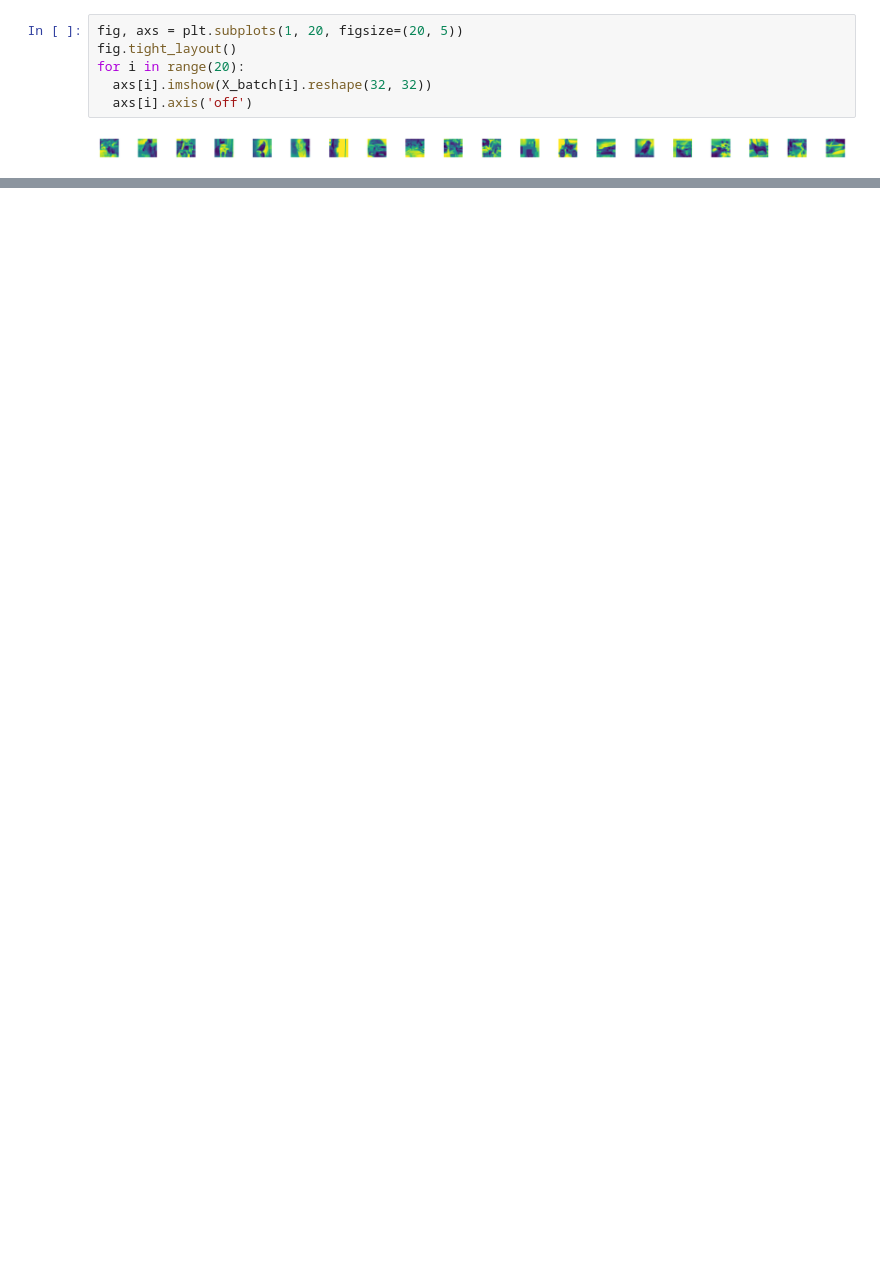
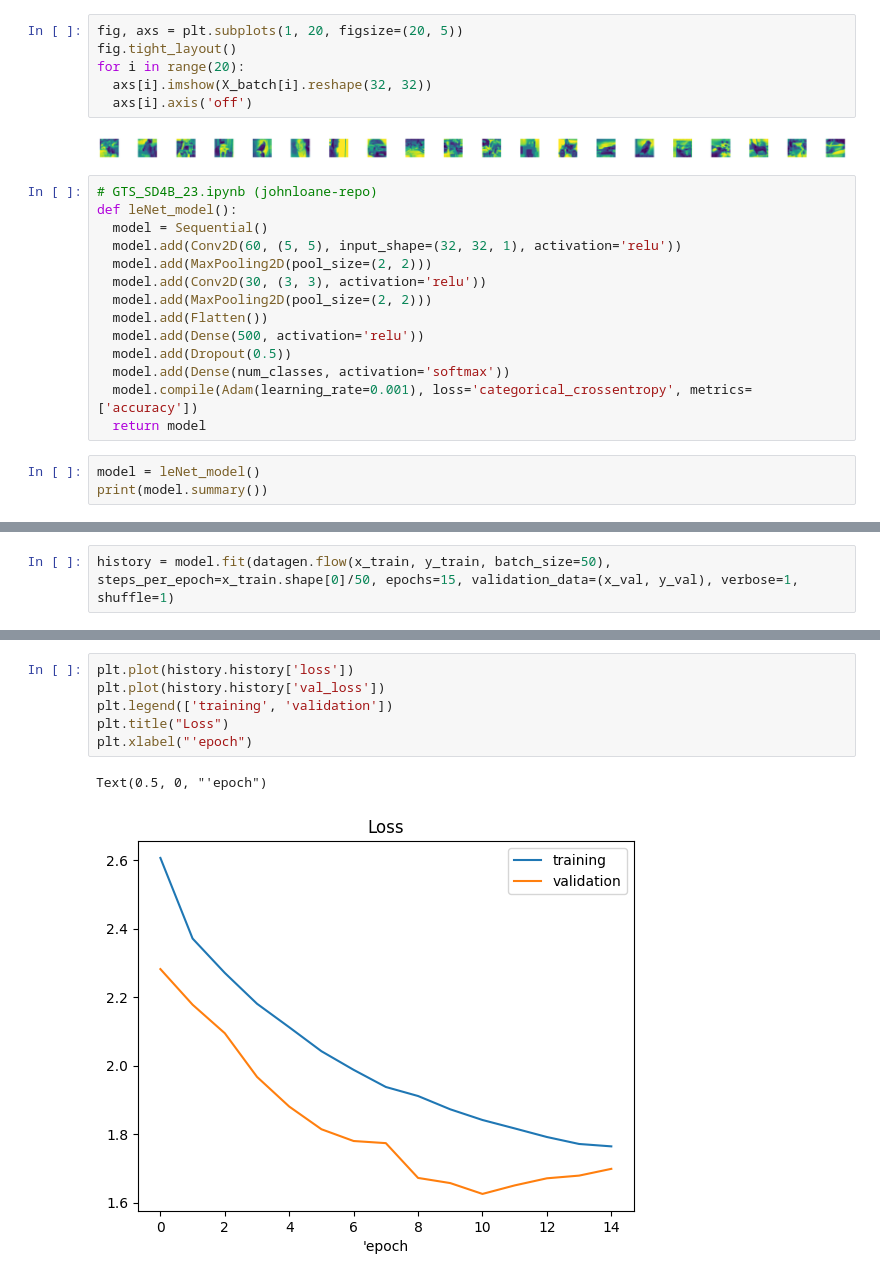
Before and after one commit to Alizzie/ST_CA1, a Jupyter notebook: main.ipynb, the cells around one changed output, grey strips where cells are left out. Saved outputs shown, nothing was run; the diff lists cells and outputs as text; blank space fills up the shorter version.

Commit message:
Build LeNet model for classification

```diff
--- a/main.ipynb
+++ b/main.ipynb
@@ -401,3 +407,20 @@ for i in range(20):
   axs[i].axis('off')
 # %% [output]
 [figure]
+# %%
+# GTS_SD4B_23.ipynb (johnloane-repo)
+def leNet_model():
+  model = Sequential()
+  model.add(Conv2D(60, (5, 5), input_shape=(32, 32, 1), activation='relu'))
+  model.add(MaxPooling2D(pool_size=(2, 2)))
+  model.add(Conv2D(30, (3, 3), activation='relu'))
+  model.add(MaxPooling2D(pool_size=(2, 2)))
+  model.add(Flatten())
+  model.add(Dense(500, activation='relu'))
+  model.add(Dropout(0.5))
+  model.add(Dense(num_classes, activation='softmax'))
+  model.compile(Adam(learning_rate=0.001), loss='categorical_crossentropy', metrics=['accuracy'])
+  return model
+# %%
+model = leNet_model()
+print(model.summary())
@@ -403,0 +445,2 @@ for i in range(20):
+# %%
+history = model.fit(datagen.flow(x_train, y_train, batch_size=50), steps_per_epoch=x_train.shape[0]/50, epochs=15, validation_data=(x_val, y_val), verbose=1, shuffle=1)
@@ -403,0 +465,9 @@ for i in range(20):
+# %%
+plt.plot(history.history['loss'])
+plt.plot(history.history['val_loss'])
+plt.legend(['training', 'validation'])
+plt.title("Loss")
+plt.xlabel("'epoch")
+# %% [output]
+Text(0.5, 0, "'epoch")
+[figure, added]
```
Also changed, not shown: parts of 7 cells of this notebook.
